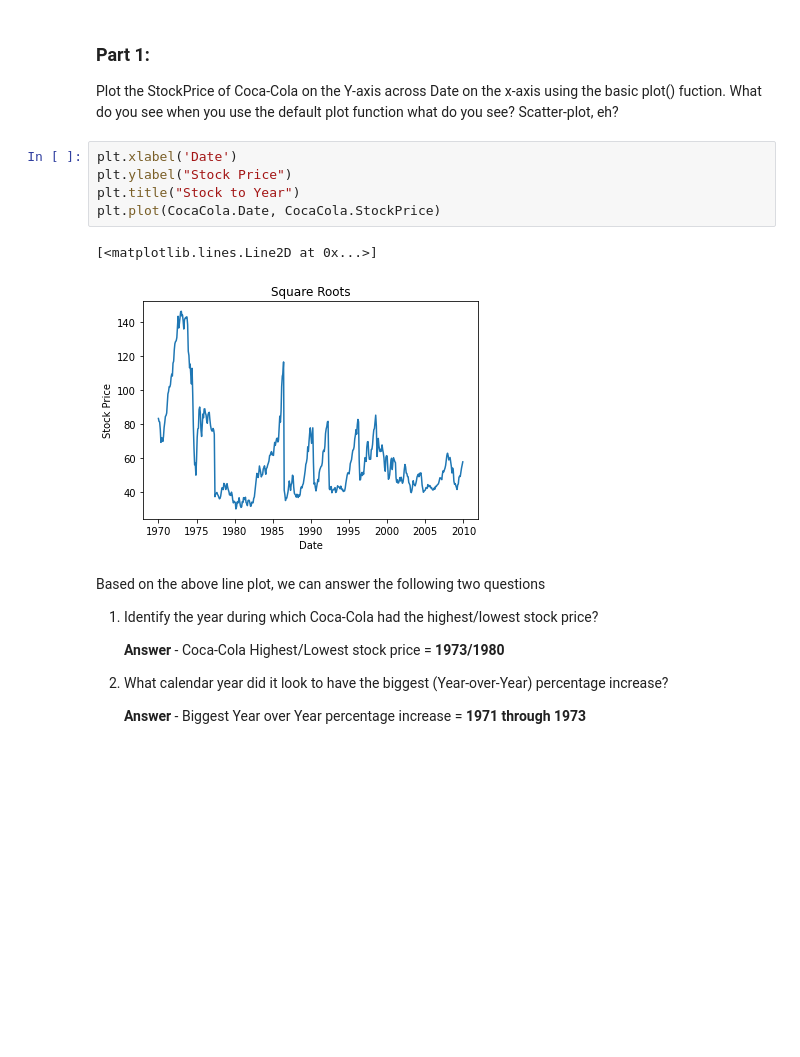
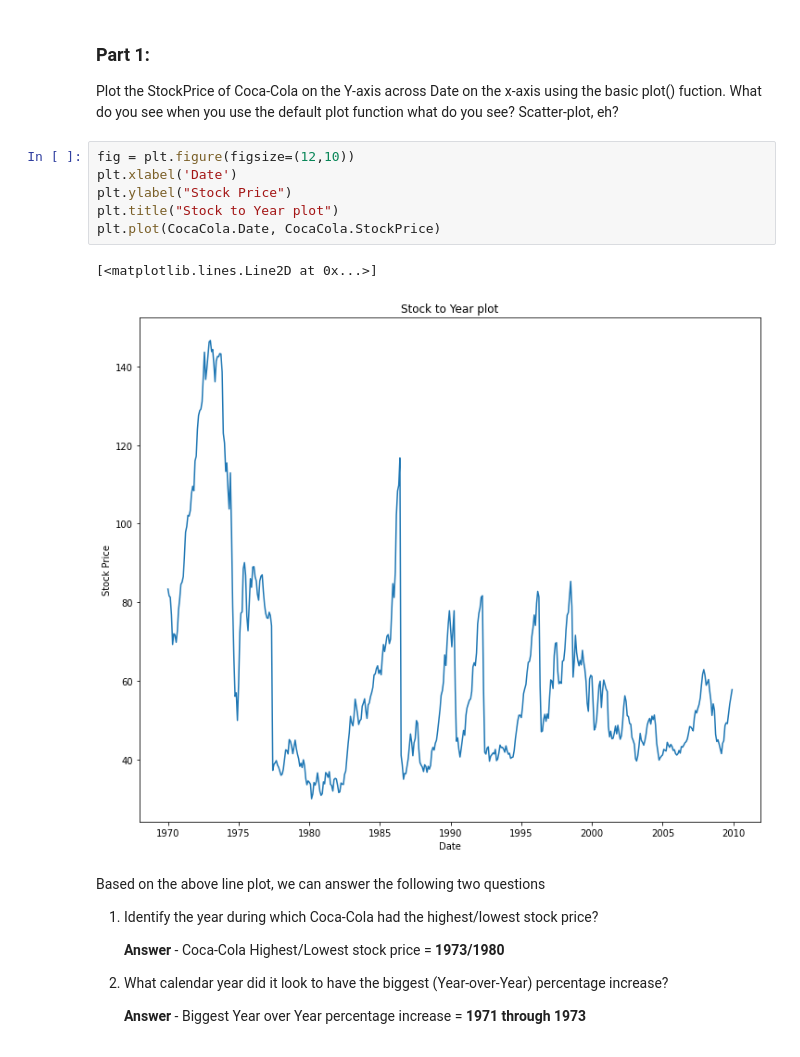
Before and after one commit to MarsPanther/Basic-Descriptive-Analytics-with-Python, a Jupyter notebook: lab 1 assignment.ipynb, the cells around one changed output. Saved outputs shown, nothing was run; the diff lists cells and outputs as text; blank space fills up the shorter version.

```diff
--- a/lab 1 assignment.ipynb
+++ b/lab 1 assignment.ipynb
@@ -150,13 +151,14 @@ The median price of Boeing Stock price in the last 5 years is 69.675666665
 ### Part 1:
 Plot the StockPrice of Coca-Cola on the Y-axis across Date on the x-axis using the basic plot() fuction. What do you see when you use the default plot function what do you see? Scatter-plot, eh?
 # %%
+fig = plt.figure(figsize=(12,10))
 plt.xlabel('Date')
 plt.ylabel("Stock Price")
-plt.title("Stock to Year")
+plt.title("Stock to Year plot")
 plt.plot(CocaCola.Date, CocaCola.StockPrice)
 # %% [output]
 [<matplotlib.lines.Line2D at 0x...>]
-[figure, old version]
+[figure, new version]
 # %% [markdown]
 Based on the above line plot, we can answer the following two questions
 
```
Also changed, not shown: parts of 6 cells of this notebook.
